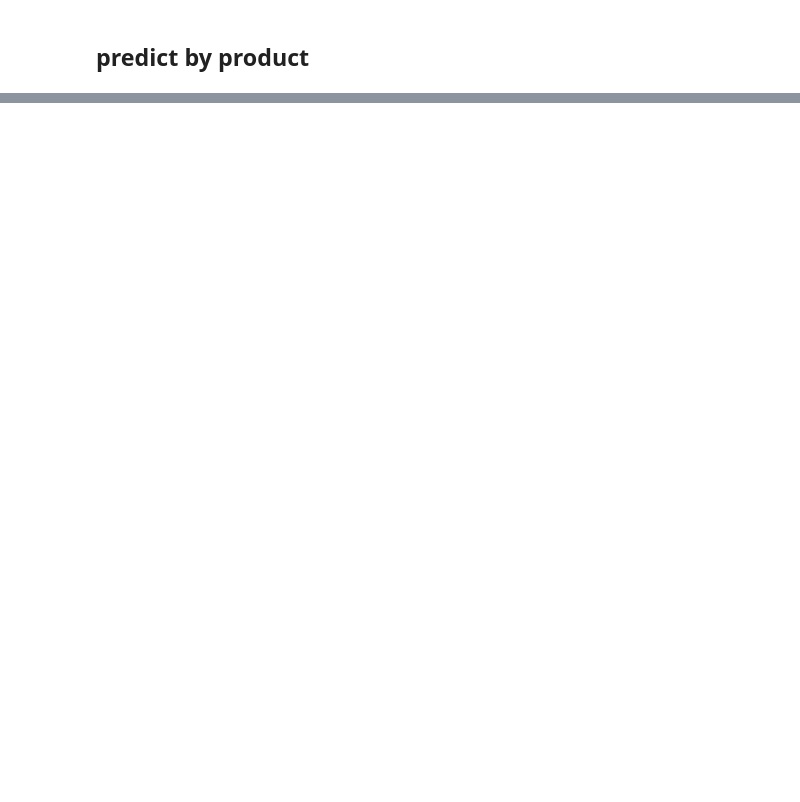
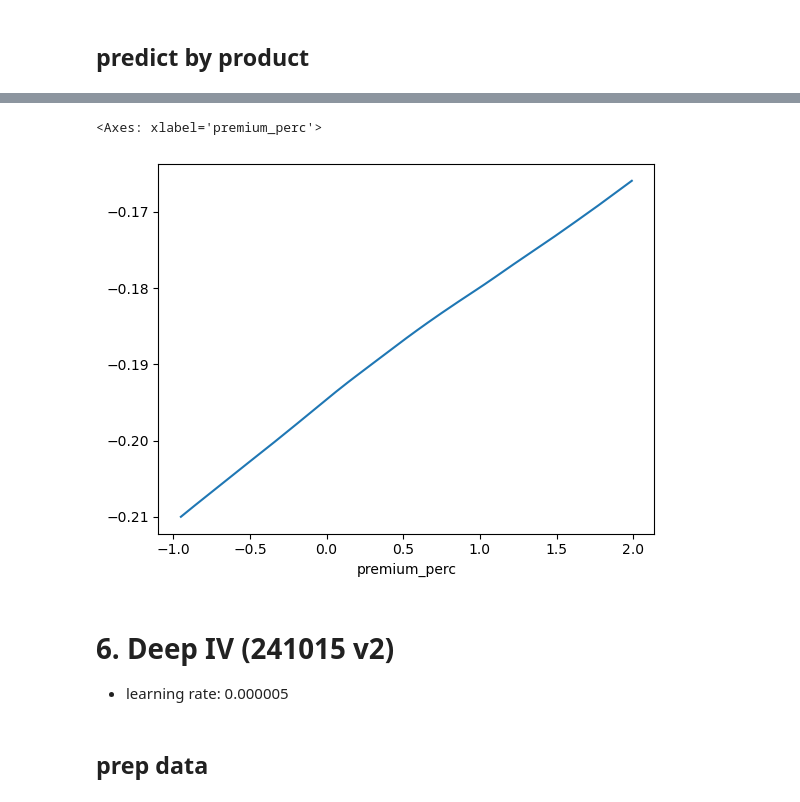
Before and after one commit to hw79chopin/ec2-deepiv-training, a Jupyter notebook: jupyter/5_2_2_Modeling (Deep IV, training, EC2).ipynb, the cells around one changed output, grey strips where cells are left out. Saved outputs shown, nothing was run; the diff lists cells and outputs as text; code cells hidden in the pictures; blank space fills up the shorter version.

```diff
--- a/jupyter/5_2_2_Modeling (Deep IV, training, EC2).ipynb
+++ b/jupyter/5_2_2_Modeling (Deep IV, training, EC2).ipynb
@@ -898,0 +924,10 @@ display(df_pred_results.tail())
+# %%
+df_pred_results.groupby(['premium_perc'])['itt_hour_log_pred'].mean().plot()
+# %% [output]
+<Axes: xlabel='premium_perc'>
+[figure, added]
+# %% [markdown]
+# 6. Deep IV (241015 v2)
+- learning rate: 0.000005
+# %% [markdown]
+## prep data
```
Also changed, not shown: parts of 135 cells of this notebook.
